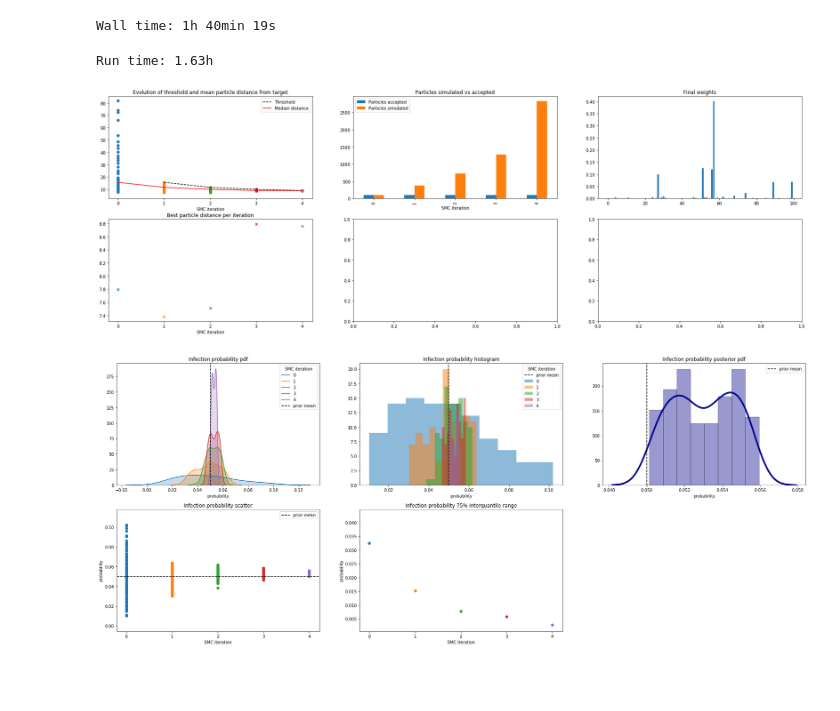
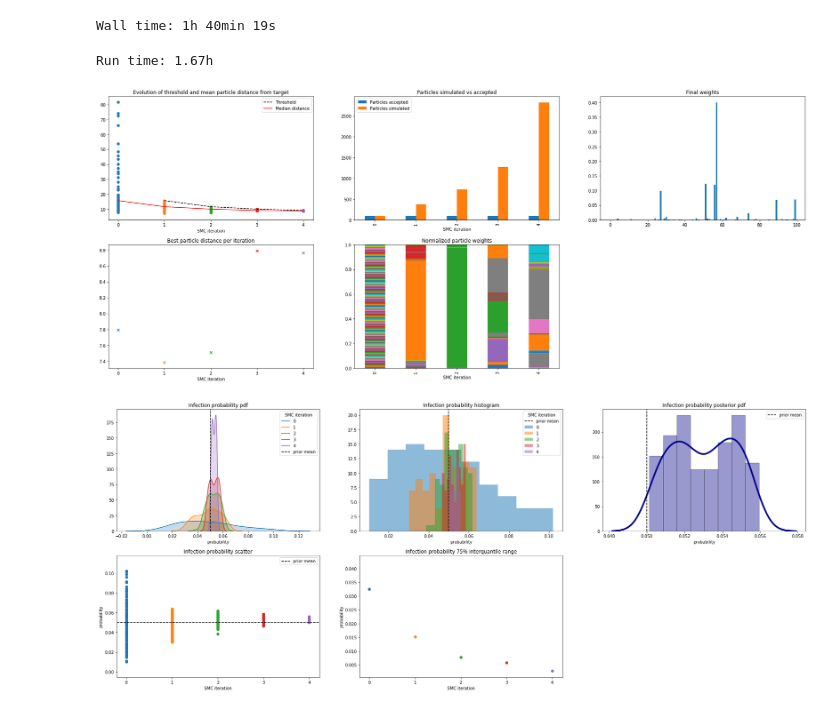
Before and after one commit to magicicada/simple_network_sim, a Jupyter notebook: doc/notebooks/Inference - ABC SMC.ipynb, the cells around one changed output. Drawn from its saved outputs; the diff is of its cells as text; code cells hidden in the pictures; blank space fills up the shorter version.

Commit message:
Add stacked weights chart to outputs

```diff
--- a/doc/notebooks/Inference - ABC SMC.ipynb
+++ b/doc/notebooks/Inference - ABC SMC.ipynb
@@ -143,36 +143,52 @@ Wall time: 1h 40min 19s
 time = summary["time"] / 60 / 60
 print(f"Run time: {time:.2f}h")
 
-fig, axes = plt.subplots(nrows=2, ncols=3, figsize=(30, 10))
+fig, axes = plt.subplots(nrows=2, ncols=3, figsize=(30, 12))
 
 # Distances vs threshold
 for iter, iter_stats in summary["fit_statistics"].items():
     distances = iter_stats["distances"]
     axes[0, 0].scatter(np.array(distances) * 0 + iter, distances)
     axes[1, 0].scatter(iter, np.min(distances), marker="x")
 
 distances = pd.DataFrame({k: v["distances"] for k, v in summary["fit_statistics"].items()})
 thresholds = pd.DataFrame([{k: v["threshold"] for k, v in summary["fit_statistics"].items()}])
 thresholds.T[0].plot(ax=axes[0, 0], label="Threshold", title="Evolution of threshold and mean particle distance from target", color="black", linestyle="--")
 distances.median().plot(ax=axes[0, 0], label="Median distance", color="red")
 axes[0, 0].set_xlabel("SMC iteration")
 axes[0, 0].xaxis.set_major_locator(ticker.MaxNLocator(integer=True))
 axes[0, 0].legend();
 
 axes[1, 0].set_title("Best particle distance per iteration")
 axes[1, 0].xaxis.set_major_locator(ticker.MaxNLocator(integer=True))
 axes[1, 0].set_xlabel("SMC iteration")
 
 # Particle count
 particle_count = pd.DataFrame([{"SMC iteration": k, "Particles accepted": v["particles_accepted"], "Particles simulated": v["particles_simulated"]} for k, v in summary["fit_statistics"].items()]).set_index("SMC iteration")
 particle_count.plot.bar(ax=axes[0, 1])
 axes[0, 1].set_title("Particles simulated vs accepted");
 
 # Final weights
 weights = summary["weights"]
 weights /= np.sum(weights)
 axes[0, 2].bar(np.arange(0, len(summary["weights"])), weights);
 axes[0, 2].set_title("Final weights");
+
+# Weights per iteration
+df = {}
+for iter, iter_stats in summary["fit_statistics"].items():
+    weights = np.array(iter_stats["weights"])
+    weights /= np.sum(weights)
+    df[iter] = weights
+
+df = pd.DataFrame(df)
+df.T.plot.bar(stacked=True, ax=axes[1, 1])
+axes[1, 1].get_legend().remove()
+axes[1, 1].set_title("Normalized particle weights");
+axes[1, 1].set_xlabel("SMC iteration")
+
+
+axes[1, 2].remove()
 # %% [output]
-Run time: 1.63h
+Run time: 1.67h
-[figure, old version]
+[figure, new version]
```
Also changed, not shown: parts of 1 cell of this notebook.
